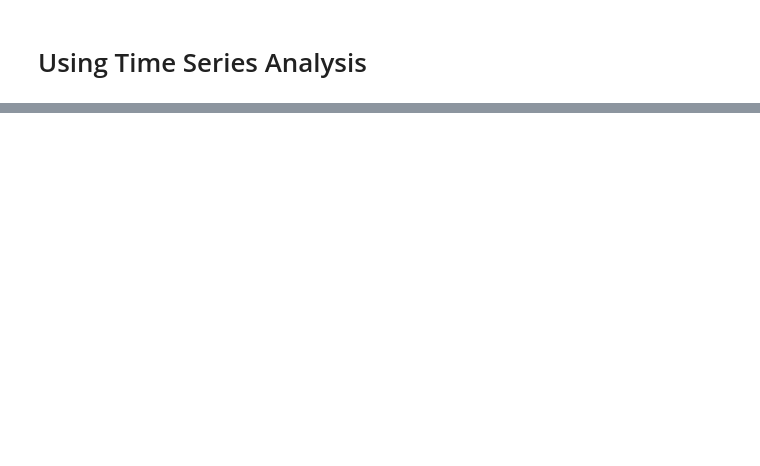
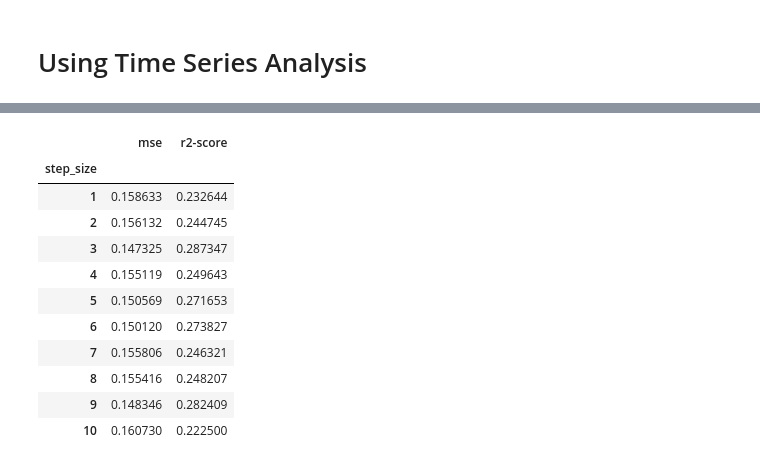
Before and after one commit to rgoding2004/W207-Project, a Jupyter notebook: NFT.ipynb, the cells around one changed output, grey strips where cells are left out. Drawn from its saved outputs; the diff is of its cells as text; code cells hidden in the pictures; blank space fills up the shorter version.

```diff
--- a/NFT.ipynb
+++ b/NFT.ipynb
@@ -839,9 +839,28 @@ def train_time_series_data(sale_events_df, step_size):
     print("Mean squared error: %.2f" % mean_squared_error(y_test_time_series, predictions))
     print("R2 score: %.2f" % r2_score(y_test_time_series, predictions))
 
-    return token_ids, predictions
+    return token_ids, predictions, mean_squared_error(y_test_time_series, predictions), r2_score(y_test_time_series, predictions)
 
-token_ids, time_series_predictions = train_time_series_data(sale_events_df, step_size=2)
+# Train time series for multiple step sizes, each a given number of times.
+def train_time_series_data_with_step_sizes(sale_events_df, step_sizes, num_samples):
+    results = []
+    for step_size in step_sizes:
+        for num_sample in range(num_samples):
+            print("Training time series with step " + str(step_size) + " and sample " + str(num_sample))
+            token_ids, time_series_predictions, time_series_mse, time_series_r2 = train_time_series_data(sale_events_df, step_size=2)
+            results.append([step_size, time_series_mse, time_series_r2])
+
+    return results
+
+# Best results is step_size = 2
+token_ids, time_series_predictions, time_series_mse, time_series_r2 = train_time_series_data(sale_events_df, step_size=2)
+
+# Train with different step sizes
+time_series_results = train_time_series_data_with_step_sizes(sale_events_df, step_sizes = range(1, 11), num_samples = 5)
+
+print("Time series results:")
+print("step_size, mse, r2-score")
+print(time_series_results)
 # %% [output]
 Training Model...
 Epoch 1/10
@@ -862,0 +882,24 @@ R2 score: 0.27
+# %%
+# Create DF for time series MSEs and R2 for different step sizes.
+time_series_step_sizes_results_df = pd.DataFrame(data=np.array(time_series_results), \
+                                                 columns=['step_size', 'mse', 'r2-score'])
+time_series_step_sizes_results_df = time_series_step_sizes_results_df.reset_index(drop=True)
+time_series_step_sizes_results_df = time_series_step_sizes_results_df.astype({'step_size' : int})
+
+# Compute mean across samples.
+time_series_step_sizes_results_mean_df = time_series_step_sizes_results_df.groupby(by='step_size').mean()
+
+time_series_step_sizes_results_mean_df.head(10)
+# %% [output]
+|  | mse | r2-score |
+| step_size |  |  |
+| 1 | 0.158633 | 0.232644 |
+| 2 | 0.156132 | 0.244745 |
+| 3 | 0.147325 | 0.287347 |
+| 4 | 0.155119 | 0.249643 |
+| 5 | 0.150569 | 0.271653 |
+| 6 | 0.150120 | 0.273827 |
+| 7 | 0.155806 | 0.246321 |
+| 8 | 0.155416 | 0.248207 |
+| 9 | 0.148346 | 0.282409 |
+| 10 | 0.160730 | 0.222500 |
```
Also changed, not shown: parts of 33 cells of this notebook.
